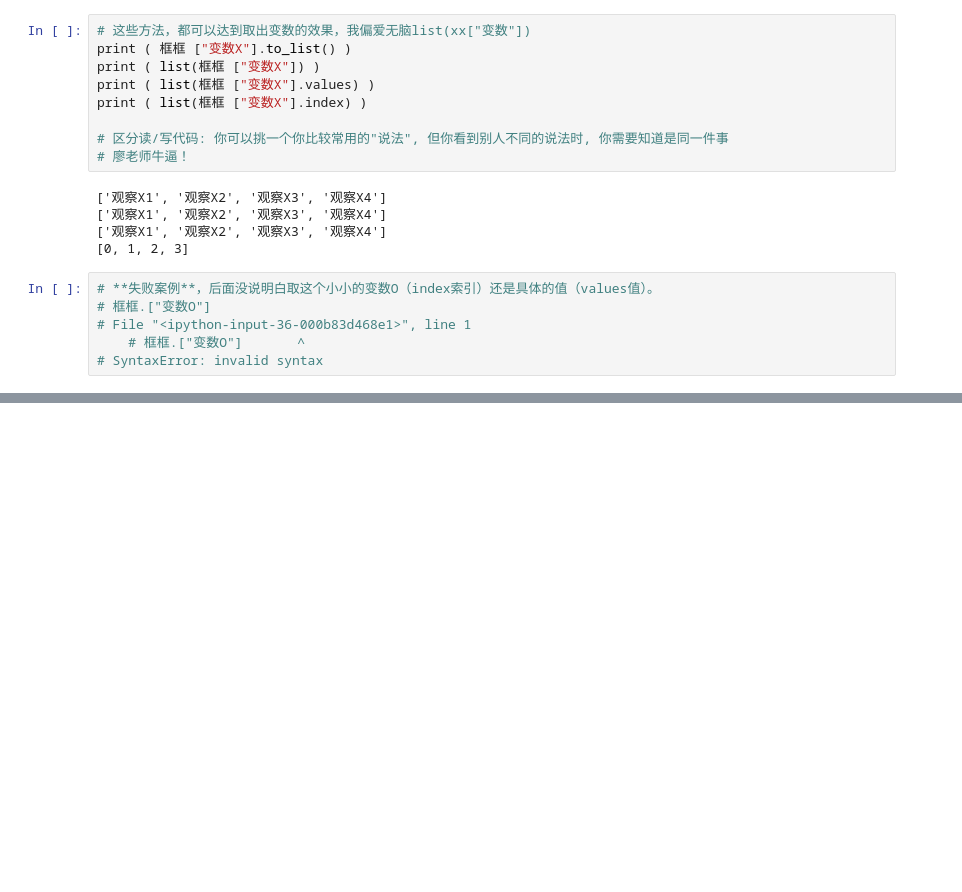
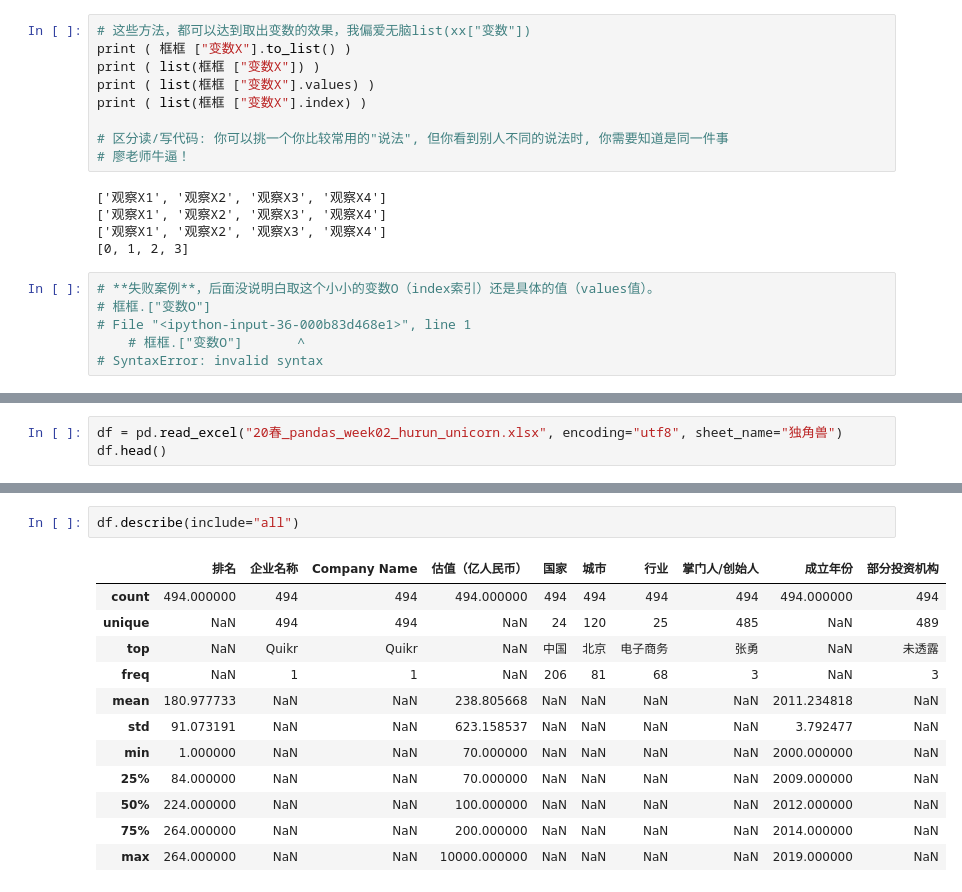
Before and after one commit to liuyu19/python_pandas, a Jupyter notebook: Spring20_Pandas/20春_pandas_week06_try/Untitled.ipynb, the cells around one changed output, grey strips where cells are left out. Drawn from its saved outputs; the diff is of its cells as text; blank space fills up the shorter version.

```diff
--- a/Spring20_Pandas/20春_pandas_week06_try/Untitled.ipynb
+++ b/Spring20_Pandas/20春_pandas_week06_try/Untitled.ipynb
@@ -151,0 +203,3 @@ print ( list(框框 ["变数X"].index) )
+# %%
+df = pd.read_excel("20春_pandas_week02_hurun_unicorn.xlsx", encoding="utf8", sheet_name="独角兽")
+df.head()
@@ -151,0 +213,15 @@ print ( list(框框 ["变数X"].index) )
+# %%
+df.describe(include="all")
+# %% [output]
+|  | 排名 | 企业名称 | Company Name | 估值（亿人民币） | 国家 | 城市 | 行业 | 掌门人/创始人 | 成立年份 | 部分投资机构 |
+| count | 494.000000 | 494 | 494 | 494.000000 | 494 | 494 | 494 | 494 | 494.000000 | 494 |
+| unique | NaN | 494 | 494 | NaN | 24 | 120 | 25 | 485 | NaN | 489 |
+| top | NaN | Quikr | Quikr | NaN | 中国 | 北京 | 电子商务 | 张勇 | NaN | 未透露 |
+| freq | NaN | 1 | 1 | NaN | 206 | 81 | 68 | 3 | NaN | 3 |
+| mean | 180.977733 | NaN | NaN | 238.805668 | NaN | NaN | NaN | NaN | 2011.234818 | NaN |
+| std | 91.073191 | NaN | NaN | 623.158537 | NaN | NaN | NaN | NaN | 3.792477 | NaN |
+| min | 1.000000 | NaN | NaN | 70.000000 | NaN | NaN | NaN | NaN | 2000.000000 | NaN |
+| 25% | 84.000000 | NaN | NaN | 70.000000 | NaN | NaN | NaN | NaN | 2009.000000 | NaN |
+| 50% | 224.000000 | NaN | NaN | 100.000000 | NaN | NaN | NaN | NaN | 2012.000000 | NaN |
+| 75% | 264.000000 | NaN | NaN | 200.000000 | NaN | NaN | NaN | NaN | 2014.000000 | NaN |
+| max | 264.000000 | NaN | NaN | 10000.000000 | NaN | NaN | NaN | NaN | 2019.000000 | NaN |
```
Also changed, not shown: parts of 14 cells of this notebook.
